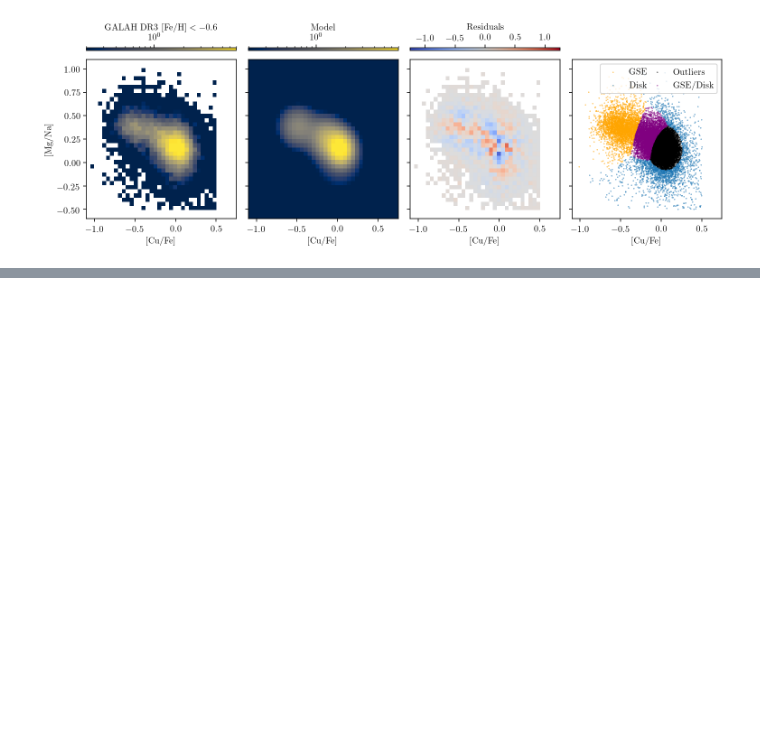
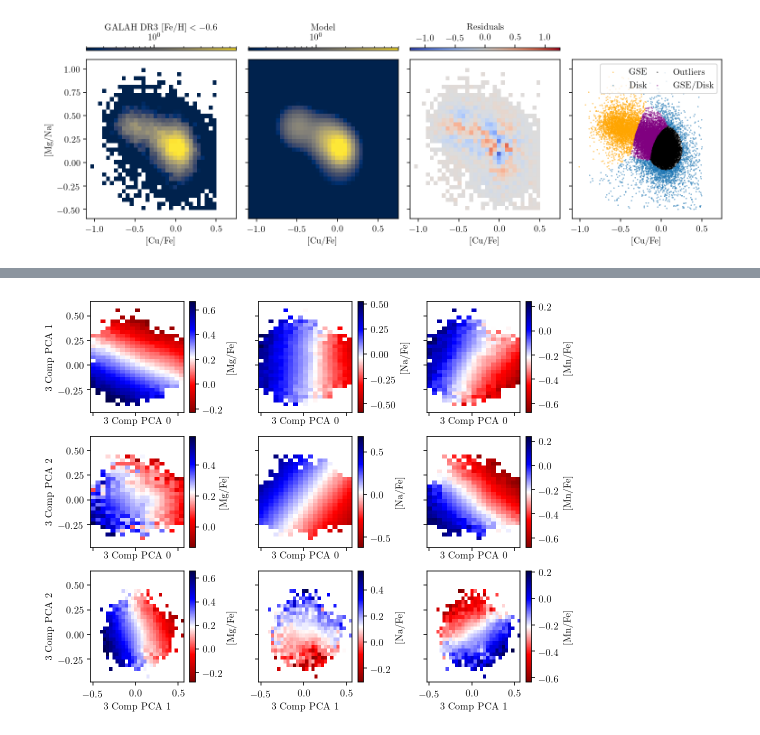
Before and after one commit to svenbuder/Accreted-stars-in-GALAH-DR3, a Jupyter notebook: figures/gaussian_mixture_models.ipynb, the cells around one changed output, grey strips where cells are left out. Saved outputs shown, nothing was run; the diff lists cells and outputs as text; code cells hidden in the pictures; blank space fills up the shorter version.

```diff
--- a/figures/gaussian_mixture_models.ipynb
+++ b/figures/gaussian_mixture_models.ipynb
@@ -3471,0 +3775,86 @@ plt.savefig('cufe_mgna_gmm.png',bbox_inches='tight',dpi=200)
+# %%
+elements = ['Mg','Na','Mn']
+#elements = ['Mg','Si','Na','Mn','Ni','Cu']
+fe_h_limit = -0.6
+error_limit = 0.25
+element_cuts = dict()
+element_cuts['Mg'] = (-0.3,0.7)
+element_cuts['Si'] = (-0.3,0.7)
+element_cuts['Na'] = (-0.7,0.7)
+element_cuts['Mn'] = (-0.7,0.25)
+element_cuts['Ni'] = (-0.7,0.25)
+element_cuts['Cu'] = (-1.0,0.5)
+
+selection = (
+    basic_cuts &
+    (data['fe_h'] < fe_h_limit) &
+    np.all([(data[element+'_fe'] <= element_cuts[element][1]) for element in elements],axis=0) &
+    np.all([(data[element+'_fe'] >= element_cuts[element][0]) for element in elements],axis=0) &
+    np.all([(data['flag_'+element+'_fe'] == 0) for element in elements],axis=0) &
+    np.all([(data['e_'+element+'_fe'] <= error_limit) for element in elements],axis=0)
+)
+
+pca_input = np.array([data[element+'_fe'][selection] for element in elements]).T
+pca_input_e = np.array([data['e_'+element+'_fe'][selection] for element in elements]).T
+print(np.shape(pca_input))
+
+pca3 = PCA(n_components=3)
+pca3.fit(pca_input)
+pca_out3 = pca3.transform(pca_input)
+pca_out3_e = pca3.transform(pca_input_e)
+print(pca3.explained_variance_ratio_)
+print(pca3.singular_values_)
+print(pca3.components_)
+
+s, gs = plt.subplots(3,3,figsize=(15/2,6),sharex=True,sharey=True)
+
+for pca_y_comp in [1,2]:
+
+    for each in range(3):
+
+        ax=gs[pca_y_comp-1,each]
+
+        x_comp = 0
+        X_label='3 Comp PCA '+str(x_comp)
+        y_comp = pca_y_comp
+        if each==0:
+            Y_label='3 Comp PCA '+str(y_comp)
+        else:
+            Y_label=''
+
+        hist2d_bin_colored(
+            X = pca_out3[:,x_comp],
+            Y = pca_out3[:,y_comp],
+            Z = pca_input[:,each],
+            X_label=X_label,
+            Y_label=Y_label,
+            Z_label='['+elements[each]+'/Fe]',
+            ax=ax,
+            minimum_bin_entries=3
+        )
+
+for each in range(3):
+
+    ax=gs[2,each]
+
+    x_comp = 1
+    X_label='3 Comp PCA '+str(x_comp)
+    y_comp = 2
+    if each==0:
+        Y_label='3 Comp PCA '+str(y_comp)
+    else:
+        Y_label=''
+
+    hist2d_bin_colored(
+        X = pca_out3[:,x_comp],
+        Y = pca_out3[:,y_comp],
+        Z = pca_input[:,each],
+        X_label=X_label,
+        Y_label=Y_label,
+        Z_label='['+elements[each]+'/Fe]',
+        ax=ax,
+        minimum_bin_entries=3
+    )
+plt.tight_layout()
+plt.savefig('pca_MgNaMn.pdf',bbox_inches='tight',dpi=200)
+# %% [output]
@@ -3471,0 +3867 @@ plt.savefig('cufe_mgna_gmm.png',bbox_inches='tight',dpi=200)
+[figure, added]
```
Also changed, not shown: parts of 10 cells of this notebook, 30 other files.
